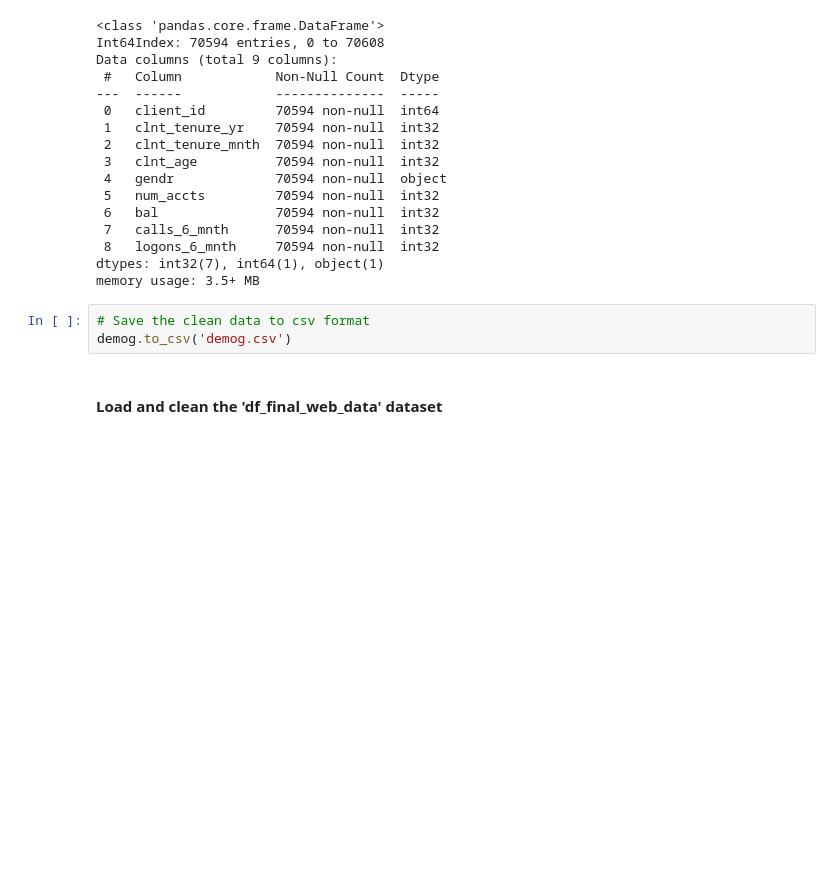
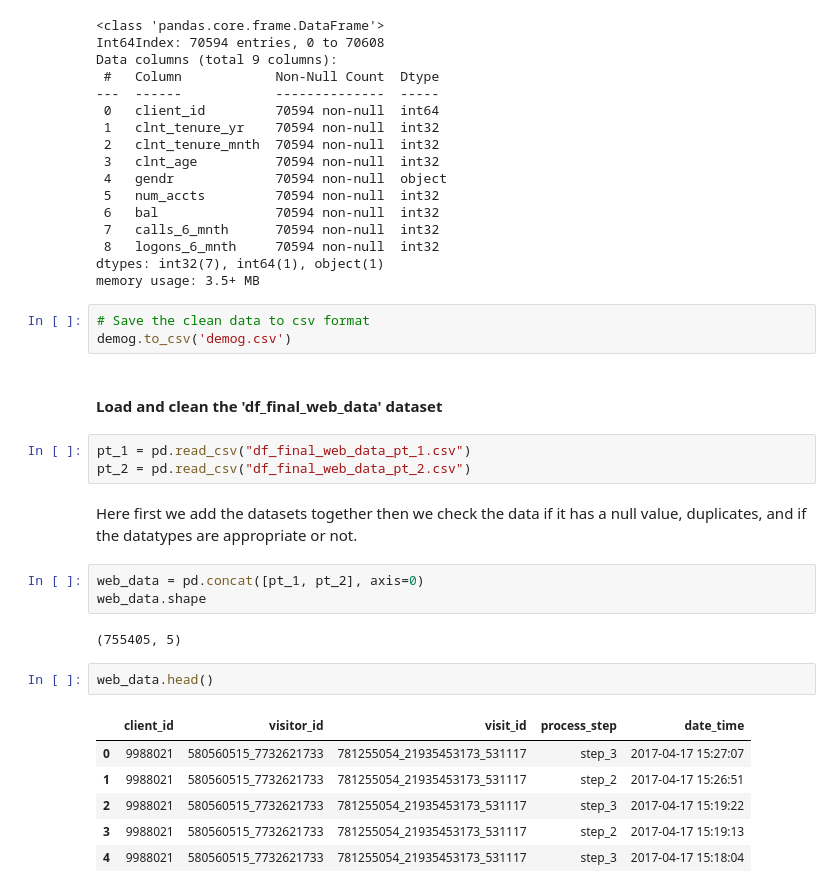
Before and after one commit to fmammo/vanguard-ab-test, a Jupyter notebook: Data_Cleaning.ipynb, the cells around one changed output. Drawn from its saved outputs; the diff is of its cells as text; blank space fills up the shorter version.

```diff
--- a/Data_Cleaning.ipynb
+++ b/Data_Cleaning.ipynb
@@ -138,3 +119,22 @@ memory usage: 3.5+ MB
 demog.to_csv('demog.csv')
 # %% [markdown]
 #### Load and clean the 'df_final_web_data' dataset
+# %%
+pt_1 = pd.read_csv("df_final_web_data_pt_1.csv")
+pt_2 = pd.read_csv("df_final_web_data_pt_2.csv")
+# %% [markdown]
+Here first we add the datasets together then we check the data if it has a null value, duplicates, and if the datatypes are appropriate or not.
+# %%
+web_data = pd.concat([pt_1, pt_2], axis=0)
+web_data.shape
+# %% [output]
+(755405, 5)
+# %%
+web_data.head()
+# %% [output]
+|  | client_id | visitor_id | visit_id | process_step | date_time |
+| 0 | 9988021 | 580560515_7732621733 | 781255054_21935453173_531117 | step_3 | 2017-04-17 15:27:07 |
+| 1 | 9988021 | 580560515_7732621733 | 781255054_21935453173_531117 | step_2 | 2017-04-17 15:26:51 |
+| 2 | 9988021 | 580560515_7732621733 | 781255054_21935453173_531117 | step_3 | 2017-04-17 15:19:22 |
+| 3 | 9988021 | 580560515_7732621733 | 781255054_21935453173_531117 | step_2 | 2017-04-17 15:19:13 |
+| 4 | 9988021 | 580560515_7732621733 | 781255054_21935453173_531117 | step_3 | 2017-04-17 15:18:04 |
```
Also changed, not shown: parts of 35 cells of this notebook, 2 other files.
